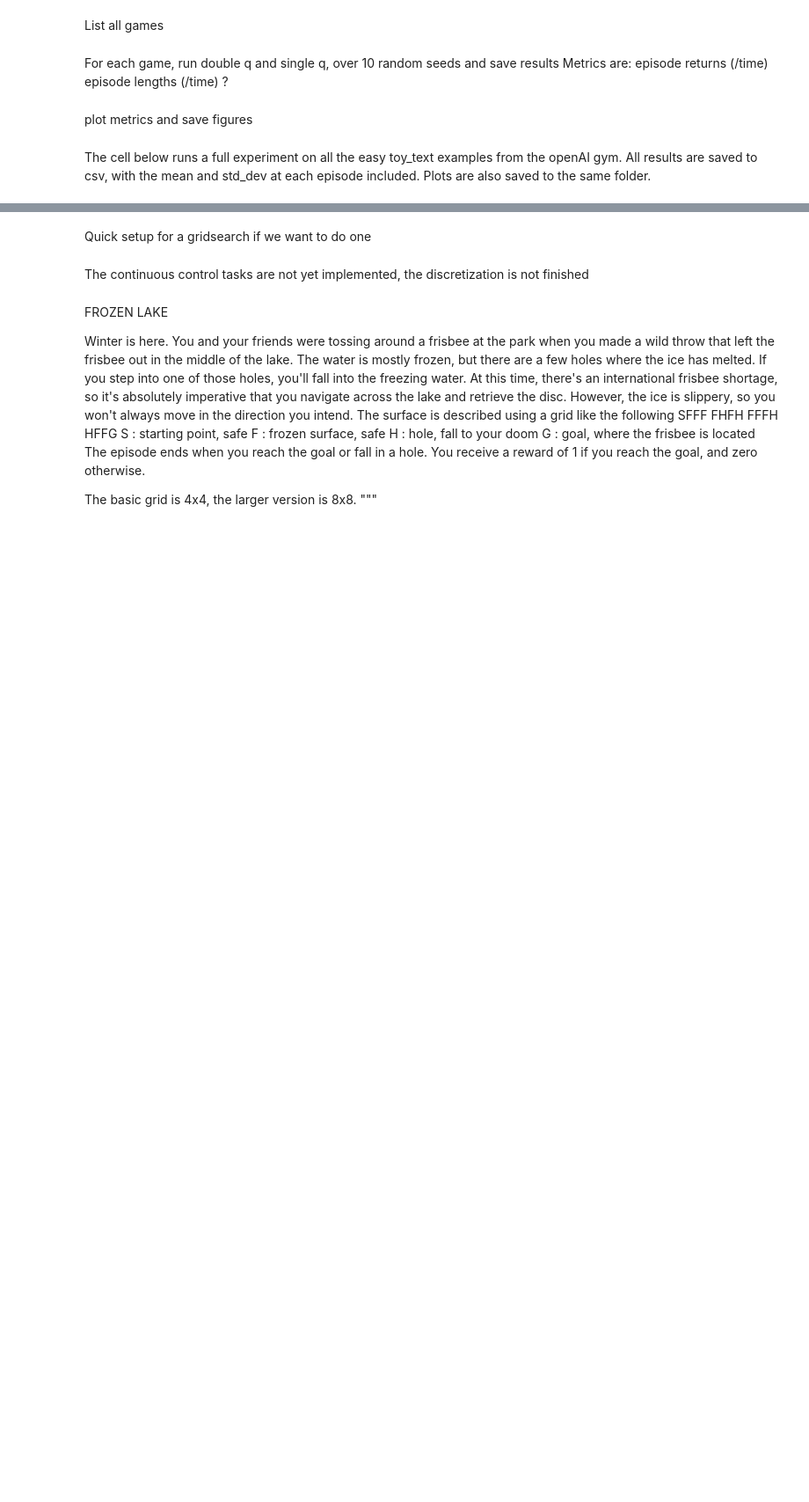
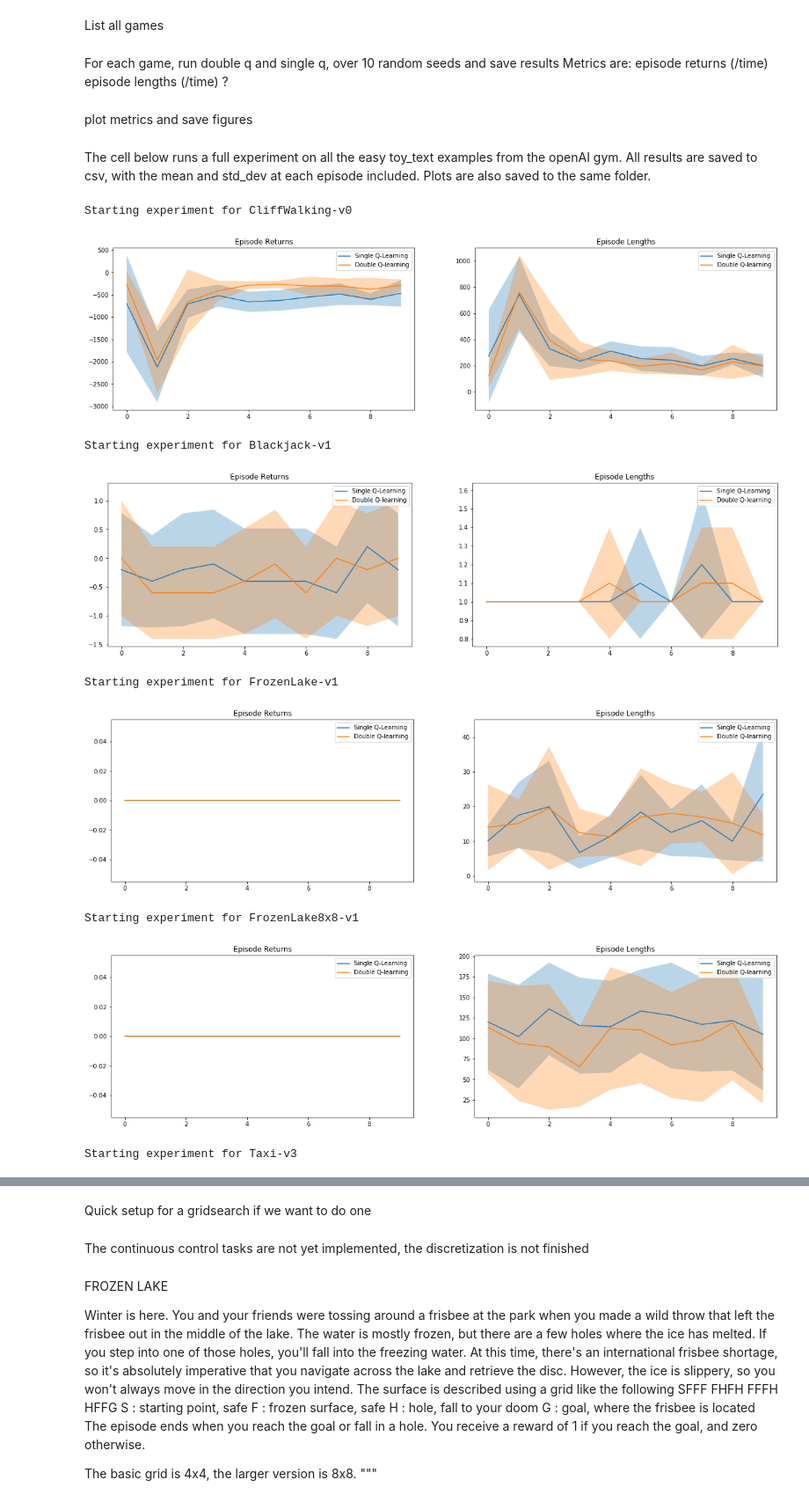
Before and after one commit to liuqi8827/DoubleQLearning, a Jupyter notebook: Simple_experiment.ipynb, the cells around one changed output, grey strips where cells are left out. Shown at 88% size. Cells and saved outputs as stored; diff of their text form; code cells hidden in the pictures; blank space fills up the shorter version.

Commit message:
fixed save_results bug

```diff
--- a/Simple_experiment.ipynb
+++ b/Simple_experiment.ipynb
@@ -40,7 +40,7 @@ def experiment(env_names, params: dict, seeds : List[int], default_dir='Results'
             for key, value in params.items():
                 str_params += key + '=' + str(value) + '_'
         save_dir = os.path.join(default_dir, env_name, str_params)
-        save_results(env_name, single_results, double_results, save_dir=save_dir)
+        save_results(single_results, double_results, save_dir=save_dir)
 
         # Plot results
         plot_results(single_results, double_results, save_dir=save_dir)
@@ -261,13 +261,23 @@ Plots are also saved to the same folder.
 # %%
 toy_seeds = None #Defaults to [0-9]
 
 toy_params = {
 'epsilon': 0.1, #Defaults to  0.1
-'num_episodes': 1000, #Defaults to 1000
+'num_episodes': 10, #Defaults to 1000
 'discount_factor': 1.0, #Defaults to 1.0
 'alpha': 0.1 #Defaults to 0.1
 }
 
 toy_text = ['CliffWalking-v0', 'Blackjack-v1', 'FrozenLake-v1', 'FrozenLake8x8-v1', 'Taxi-v3']
 
 experiment(toy_text, toy_params, toy_seeds)
+# %% [output]
+Starting experiment for CliffWalking-v0
+[figure, added]
+Starting experiment for Blackjack-v1
+[figure, added]
+Starting experiment for FrozenLake-v1
+[figure, added]
+Starting experiment for FrozenLake8x8-v1
+[figure, added]
+Starting experiment for Taxi-v3
```
Also changed, not shown: parts of 2 cells of this notebook, 25 other files.
